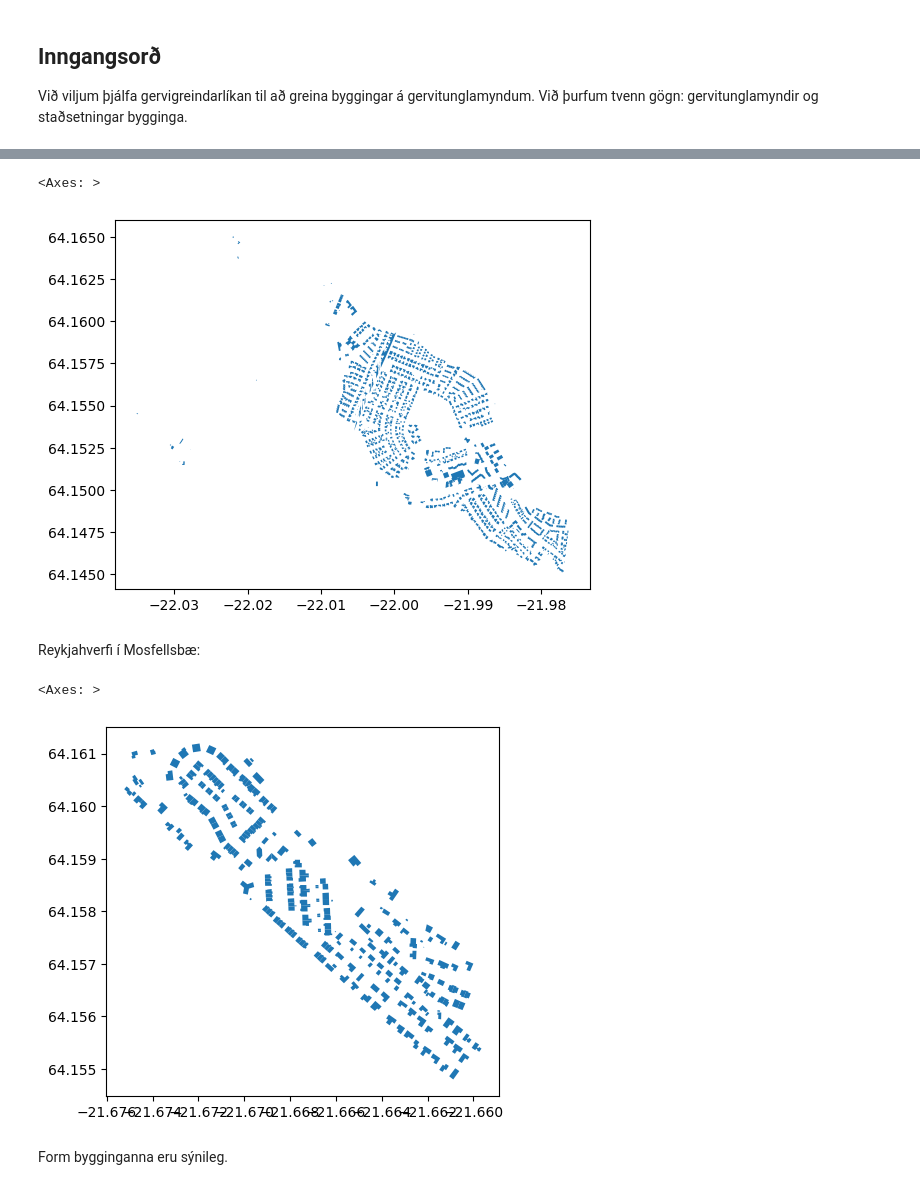
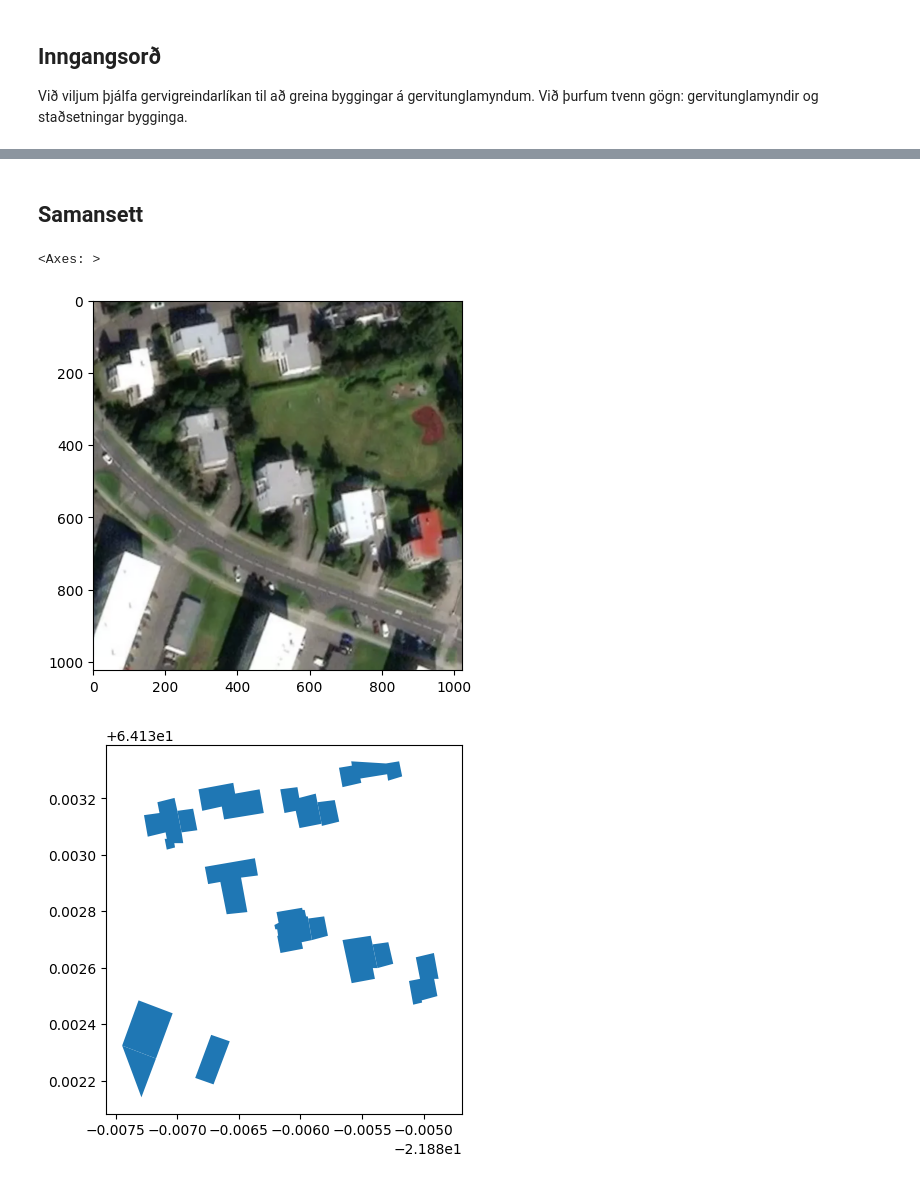
Before and after one commit to nholmesking/envalys-nathan, a Jupyter notebook: Nathan HK 2D-myndir.ipynb, the cells around one changed output, grey strips where cells are left out. Saved outputs shown, nothing was run; the diff lists cells and outputs as text; code cells hidden in the pictures.

```diff
--- a/Nathan HK 2D-myndir.ipynb
+++ b/Nathan HK 2D-myndir.ipynb
@@ -12,0 +21,3 @@ https://developers.google.com/maps/documentation/tile/satellite
+# %%
+hnit = (64.132737, -21.886075)  # TEMP
+skhn = (746, 861)  # TEMP
@@ -28,4 +44,9 @@ Hvað ef við viljum aðeins höfuðborgarsvæðið?
+# %%
+y_n = 1 / (2 * math.pi) * 2 ** 17 * (math.pi - math.log(math.tan(math.pi / 4 + math.radians(hnit[0]) / 2))) - 0.5
+y_s = 1 / (2 * math.pi) * 2 ** 17 * (math.pi - math.log(math.tan(math.pi / 4 + math.radians(hnit[0]) / 2))) + 0.5
 # %%
-osm_hbs = OSM(fp, bounding_box=[-22.67910, 63.96095, -21.51676, 64.24443])
-byggingar_hbs = osm_hbs.get_buildings()
-byggingar_hbs.plot()
+osm = OSM(fp, bounding_box=[hnit[1] - 0.001373,
+                            math.degrees(2 * (math.atan(math.exp(math.pi - y_s * 2 * math.pi / (2 ** 17))) - math.pi / 4)),
+                            hnit[1] + 0.001373,
+                            math.degrees(2 * (math.atan(math.exp(math.pi - y_n * 2 * math.pi / (2 ** 17))) - math.pi / 4))])
+byggingar = osm.get_buildings()
@@ -37,20 +53,13 @@ Innan á landamærum Seltjarnarness:
-# %%
-osm_stn = OSM(fp, bounding_box=osm.get_boundaries(name='Seltjarnarnes')['geometry'].values[0])
-byggingar_stn = osm_stn.get_buildings()
-byggingar_stn.plot()
-# %% [output]
-<Axes: >
-[figure, removed]
-# %% [markdown]
-Reykjahverfi í Mosfellsbæ:
-# %%
-osm_mrh = OSM(fp, bounding_box=osm.get_boundaries(name='Reykjahverfi')['geometry'].values[0])
-byggingar_mrh = osm_mrh.get_buildings()
-byggingar_mrh.plot()
-# %% [output]
-<Axes: >
-[figure, removed]
-# %% [markdown]
-Form bygginganna eru sýnileg.
+# %% [markdown]
+## Samansett
+# %%
+img = Image.open('/Users/002-nathan/Desktop/Envalys/gtm/' + str(hnit[0]) + '_' + str(hnit[1]) + '.png')
+fig, ax = plt.subplots()
+ax.imshow(img)
+byggingar.plot()
+# %% [output]
+<Axes: >
+[figure, added]
+[figure, added]
 # %% [markdown]
 ## Lokaorð
```
Also changed, not shown: parts of 9 cells of this notebook.
